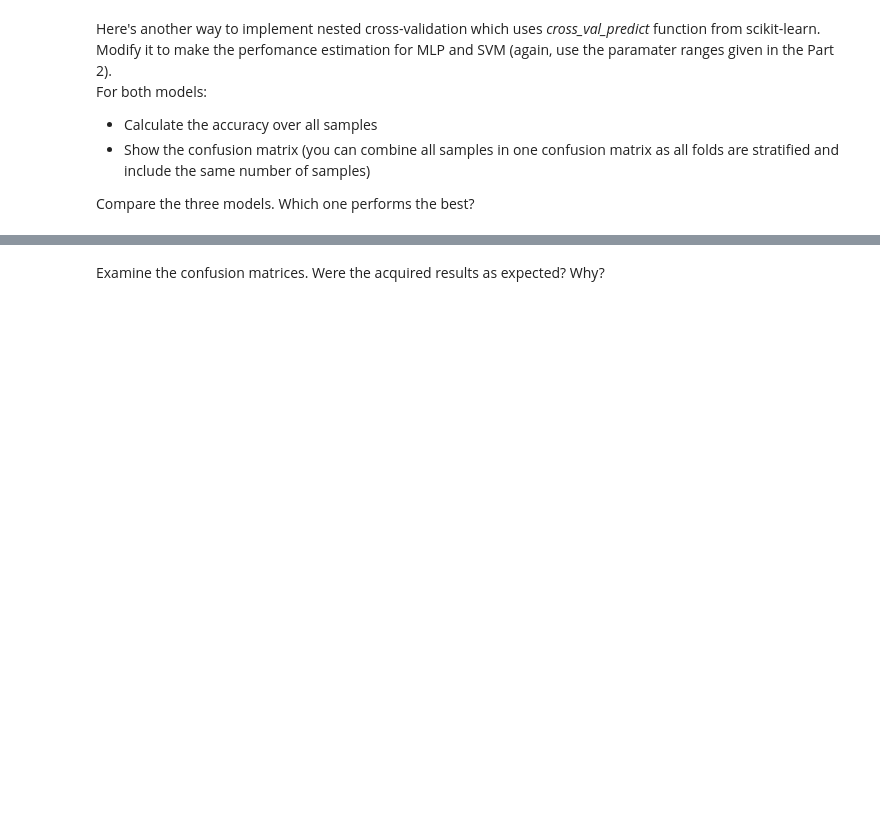
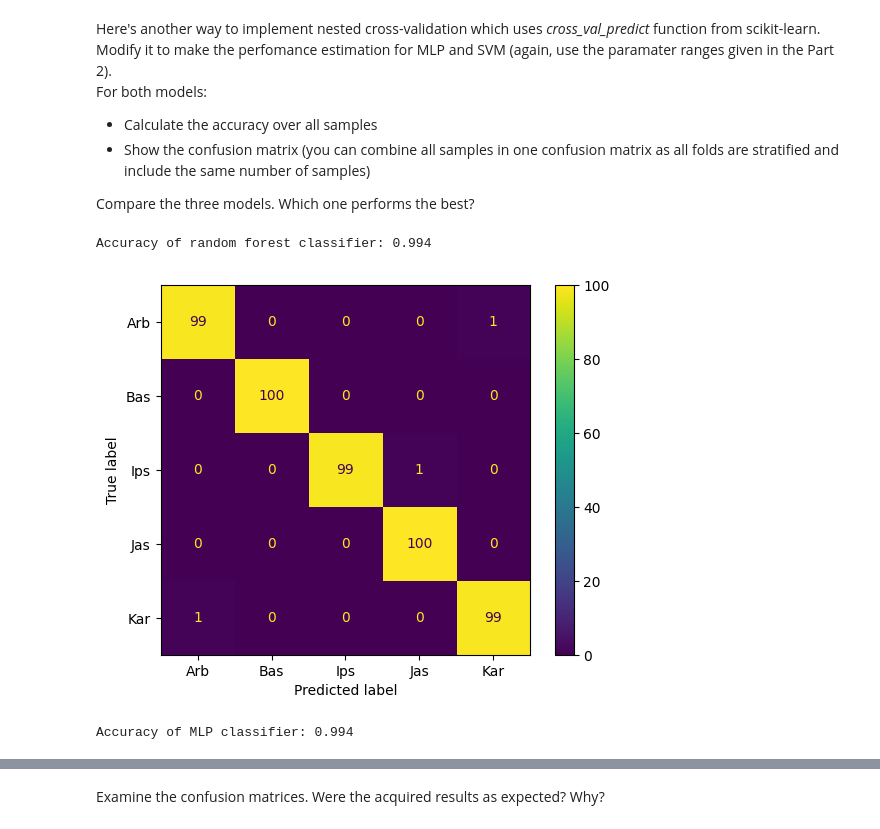
Before and after one commit to konstanyman/Exercise_p1, a Jupyter notebook: notebooks/Exercise_MLPR2024_Part3_template.ipynb, the cells around one changed output, grey strips where cells are left out. Drawn from its saved outputs; the diff is of its cells as text; code cells hidden in the pictures; blank space fills up the shorter version.

```diff
--- a/notebooks/Exercise_MLPR2024_Part3_template.ipynb
+++ b/notebooks/Exercise_MLPR2024_Part3_template.ipynb
@@ -188,3 +246,20 @@ parameters={
 
 gscv = GridSearchCV(rf, parameters, cv=kf_inner, return_train_score=False, n_jobs=-1)
 nested_pred = cross_val_predict(gscv, X, y, cv=kf_outer)
+# %%
+# accuracy of random forest model
+rf_accuracy = accuracy_score(results['class'], nested_pred)
+print(f"Accuracy of random forest classifier: {rf_accuracy}")
+# %% [output]
+Accuracy of random forest classifier: 0.994
+# %%
+# confusion matrix over all samples
+cm = confusion_matrix(results['class'], nested_pred, labels=['Arb', 'Bas', 'Ips', 'Jas', 'Kar'])
+
+# display confusion matrix
+disp = ConfusionMatrixDisplay(confusion_matrix=cm,
+                              display_labels=['Arb', 'Bas', 'Ips', 'Jas', 'Kar'])
+disp.plot()
+plt.show()
+# %% [output]
+[figure, added]
@@ -190,0 +288,6 @@ nested_pred = cross_val_predict(gscv, X, y, cv=kf_outer)
+# %%
+# accuracy of MLP model
+mlp_accuracy = accuracy_score(results['class'], mlp_nested_pred)
+print(f"Accuracy of MLP classifier: {mlp_accuracy}")
+# %% [output]
+Accuracy of MLP classifier: 0.994
```
Also changed, not shown: parts of 15 cells of this notebook.
